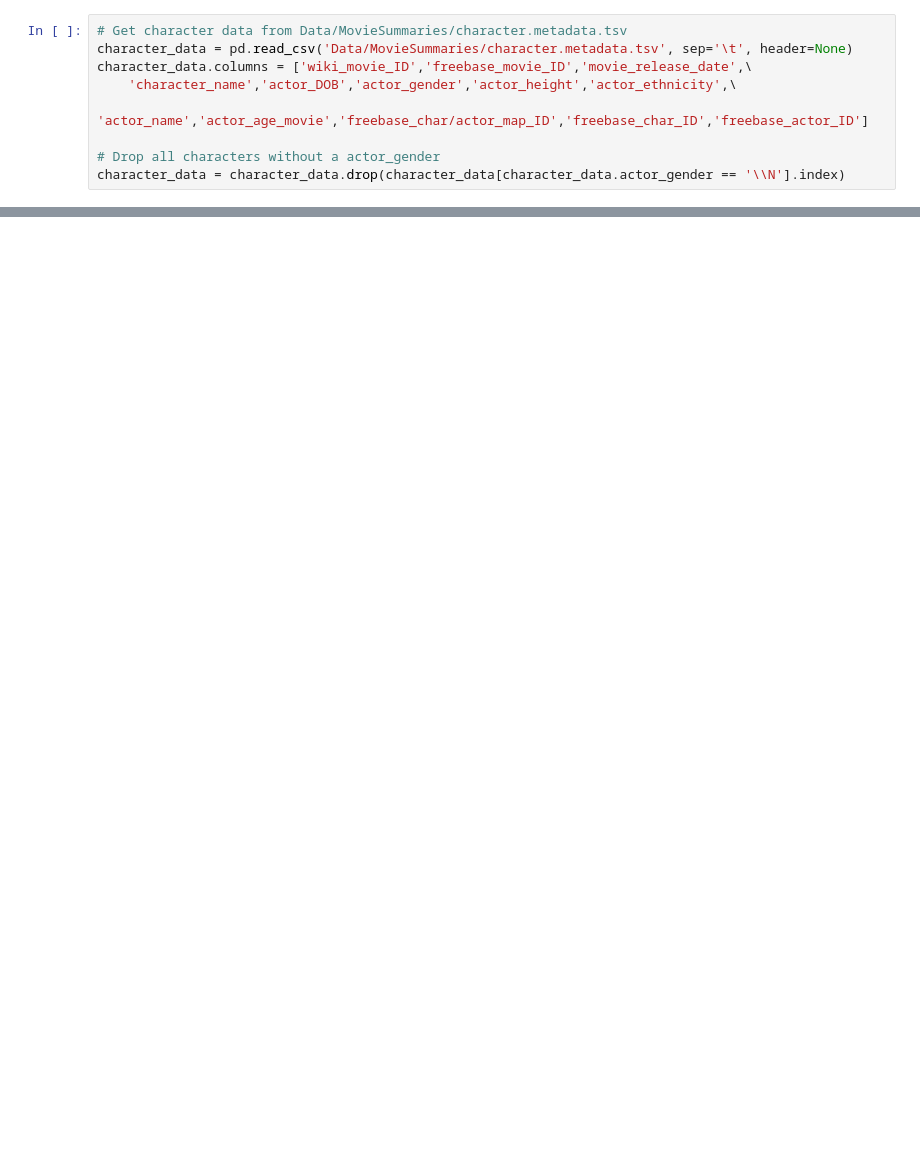
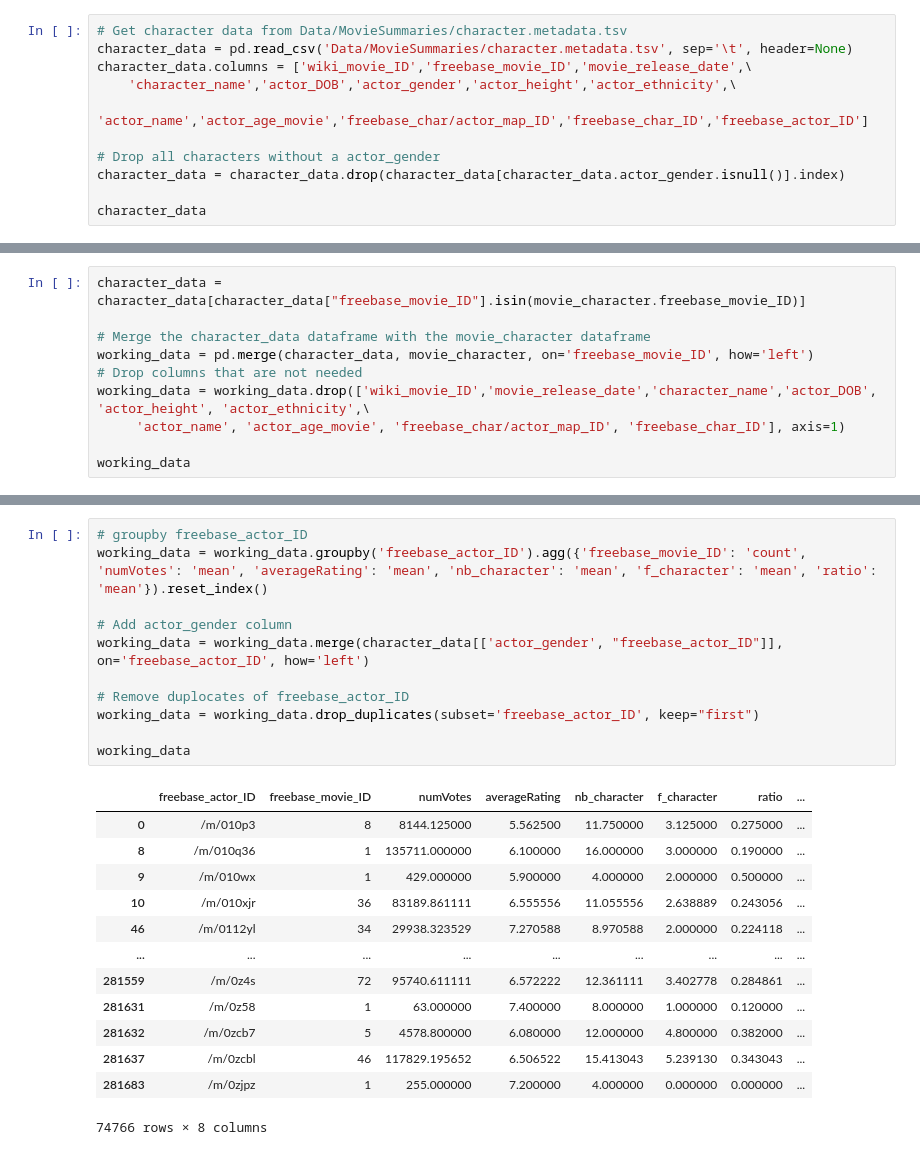
Before and after one commit to epfl-ada/ada-2022-project-armada, a Jupyter notebook: Maxime.ipynb, the cells around one changed output, grey strips where cells are left out. Cells and saved outputs as stored; diff of their text form; blank space fills up the shorter version.

```diff
--- a/Maxime.ipynb
+++ b/Maxime.ipynb
@@ -25,4 +23,6 @@ character_data.columns = ['wiki_movie_ID','freebase_movie_ID','movie_release_dat
         'actor_name','actor_age_movie','freebase_char/actor_map_ID','freebase_char_ID','freebase_actor_ID']
 
 # Drop all characters without a actor_gender
-character_data = character_data.drop(character_data[character_data.actor_gender == '\\N'].index)
+character_data = character_data.drop(character_data[character_data.actor_gender.isnull()].index)
+
+character_data
@@ -152,0 +133,10 @@ movie_by_character
+# %%
+character_data = character_data[character_data["freebase_movie_ID"].isin(movie_character.freebase_movie_ID)]
+
+# Merge the character_data dataframe with the movie_character dataframe
+working_data = pd.merge(character_data, movie_character, on='freebase_movie_ID', how='left')
+# Drop columns that are not needed
+working_data = working_data.drop(['wiki_movie_ID','movie_release_date','character_name','actor_DOB', 'actor_height', 'actor_ethnicity',\
+     'actor_name', 'actor_age_movie', 'freebase_char/actor_map_ID', 'freebase_char_ID'], axis=1)
+
+working_data
@@ -152,0 +157,25 @@ movie_by_character
+# %%
+# groupby freebase_actor_ID
+working_data = working_data.groupby('freebase_actor_ID').agg({'freebase_movie_ID': 'count', 'numVotes': 'mean', 'averageRating': 'mean', 'nb_character': 'mean', 'f_character': 'mean', 'ratio': 'mean'}).reset_index()
+
+# Add actor_gender column
+working_data = working_data.merge(character_data[['actor_gender', "freebase_actor_ID"]], on='freebase_actor_ID', how='left')
+
+# Remove duplocates of freebase_actor_ID
+working_data = working_data.drop_duplicates(subset='freebase_actor_ID', keep="first")
+
+working_data
+# %% [output]
+|  | freebase_actor_ID | freebase_movie_ID | numVotes | averageRating | nb_character | f_character | ratio | ... |
+| 0 | /m/010p3 | 8 | 8144.125000 | 5.562500 | 11.750000 | 3.125000 | 0.275000 | ... |
+| 8 | /m/010q36 | 1 | 135711.000000 | 6.100000 | 16.000000 | 3.000000 | 0.190000 | ... |
+| 9 | /m/010wx | 1 | 429.000000 | 5.900000 | 4.000000 | 2.000000 | 0.500000 | ... |
+| 10 | /m/010xjr | 36 | 83189.861111 | 6.555556 | 11.055556 | 2.638889 | 0.243056 | ... |
+| 46 | /m/0112yl | 34 | 29938.323529 | 7.270588 | 8.970588 | 2.000000 | 0.224118 | ... |
+| ... | ... | ... | ... | ... | ... | ... | ... | ... |
+| 281559 | /m/0z4s | 72 | 95740.611111 | 6.572222 | 12.361111 | 3.402778 | 0.284861 | ... |
+| 281631 | /m/0z58 | 1 | 63.000000 | 7.400000 | 8.000000 | 1.000000 | 0.120000 | ... |
+| 281632 | /m/0zcb7 | 5 | 4578.800000 | 6.080000 | 12.000000 | 4.800000 | 0.382000 | ... |
+| 281637 | /m/0zcbl | 46 | 117829.195652 | 6.506522 | 15.413043 | 5.239130 | 0.343043 | ... |
+| 281683 | /m/0zjpz | 1 | 255.000000 | 7.200000 | 4.000000 | 0.000000 | 0.000000 | ... |
+74766 rows × 8 columns
```
Also changed, not shown: parts of 21 cells of this notebook.
